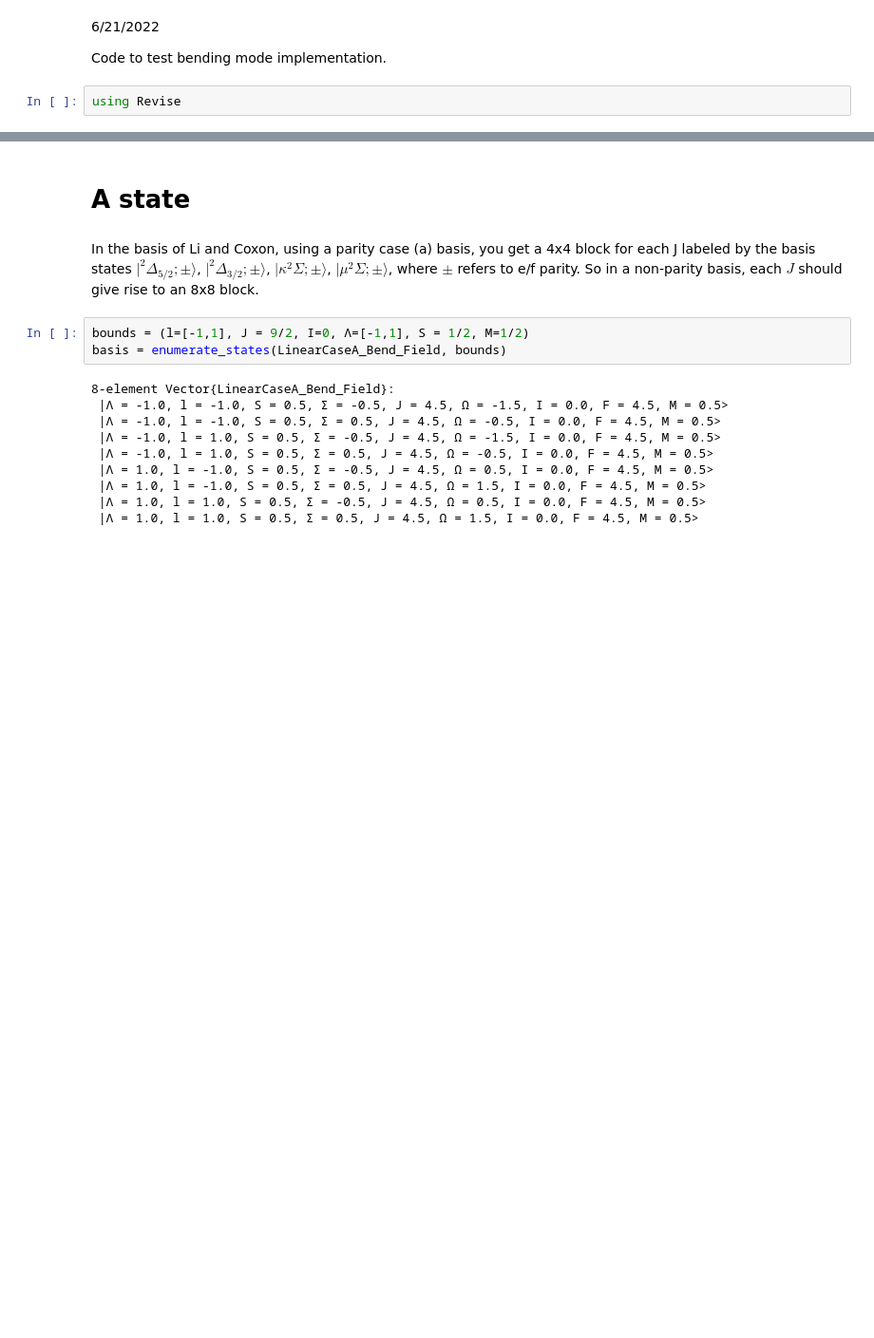
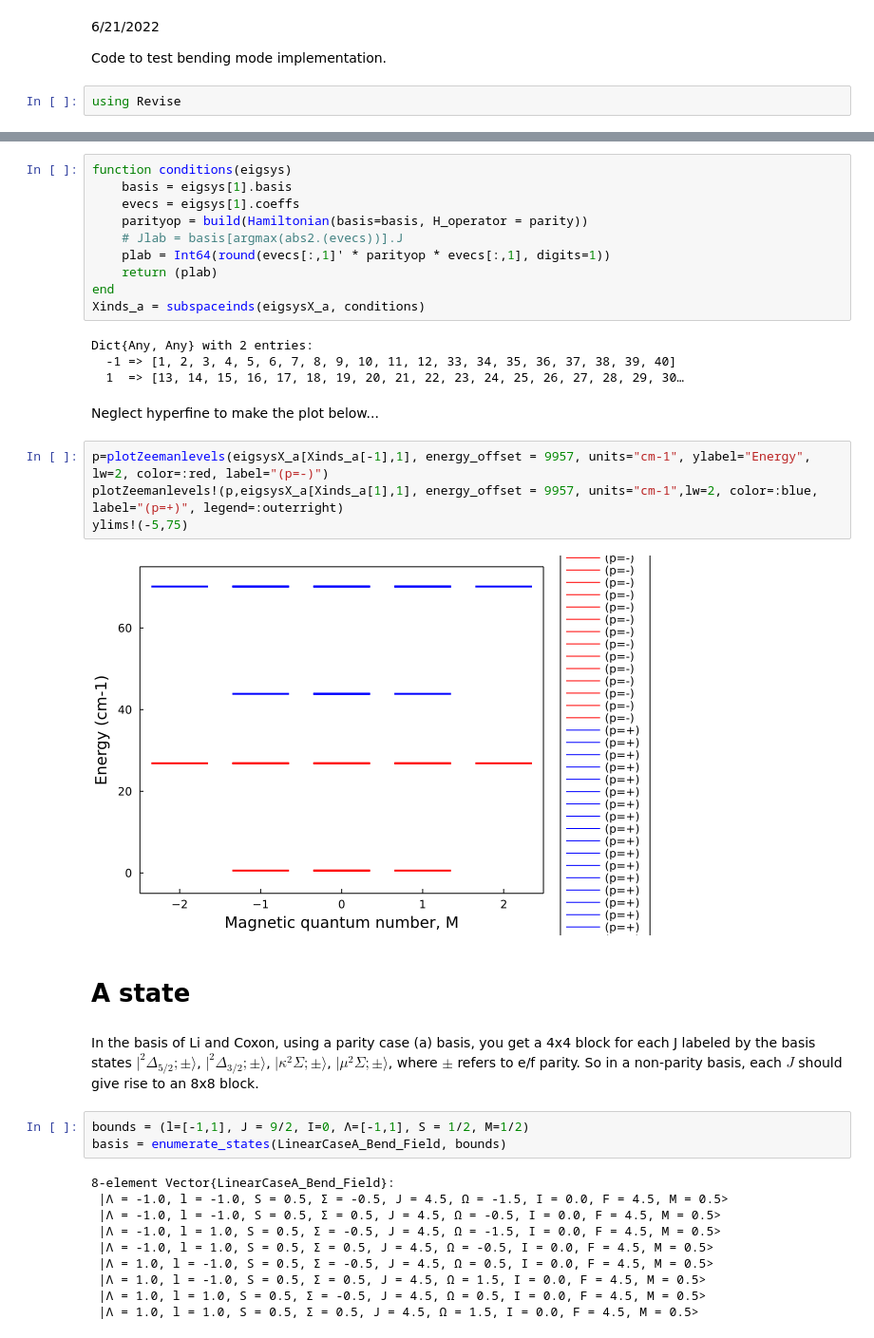
Before and after one commit to benjaug/JuliaSpectra.jl, a Jupyter notebook: Sandbox/BendingSandbox.ipynb, the cells around one changed output, grey strips where cells are left out. Shown at 95% size. Drawn from its saved outputs; the diff is of its cells as text; blank space fills up the shorter version.

```diff
--- a/Sandbox/BendingSandbox.ipynb
+++ b/Sandbox/BendingSandbox.ipynb
@@ -78,3 +88,25 @@ plot(Elist,eigsysX[1:24,:].E',legend=false, lw=2)
+# %%
+function conditions(eigsys)
+    basis = eigsys[1].basis
+    evecs = eigsys[1].coeffs
+    parityop = build(Hamiltonian(basis=basis, H_operator = parity))
+    # Jlab = basis[argmax(abs2.(evecs))].J
+    plab = Int64(round(evecs[:,1]' * parityop * evecs[:,1], digits=1))
+    return (plab)
+end
+Xinds_a = subspaceinds(eigsysX_a, conditions)
+# %% [output]
+Dict{Any, Any} with 2 entries:
+  -1 => [1, 2, 3, 4, 5, 6, 7, 8, 9, 10, 11, 12, 33, 34, 35, 36, 37, 38, 39, 40]
+  1  => [13, 14, 15, 16, 17, 18, 19, 20, 21, 22, 23, 24, 25, 26, 27, 28, 29, 30…
+# %% [markdown]
+Neglect hyperfine to make the plot below...
+# %%
+p=plotZeemanlevels(eigsysX_a[Xinds_a[-1],1], energy_offset = 9957, units="cm-1", ylabel="Energy", lw=2, color=:red, label="(p=-)")
+plotZeemanlevels!(p,eigsysX_a[Xinds_a[1],1], energy_offset = 9957, units="cm-1",lw=2, color=:blue, label="(p=+)", legend=:outerright)
+ylims!(-5,75)
+# %% [output]
+[figure, added]
 # %% [markdown]
 # A state
 # %% [markdown]
```
Also changed, not shown: parts of 9 cells of this notebook, 3 other files.
